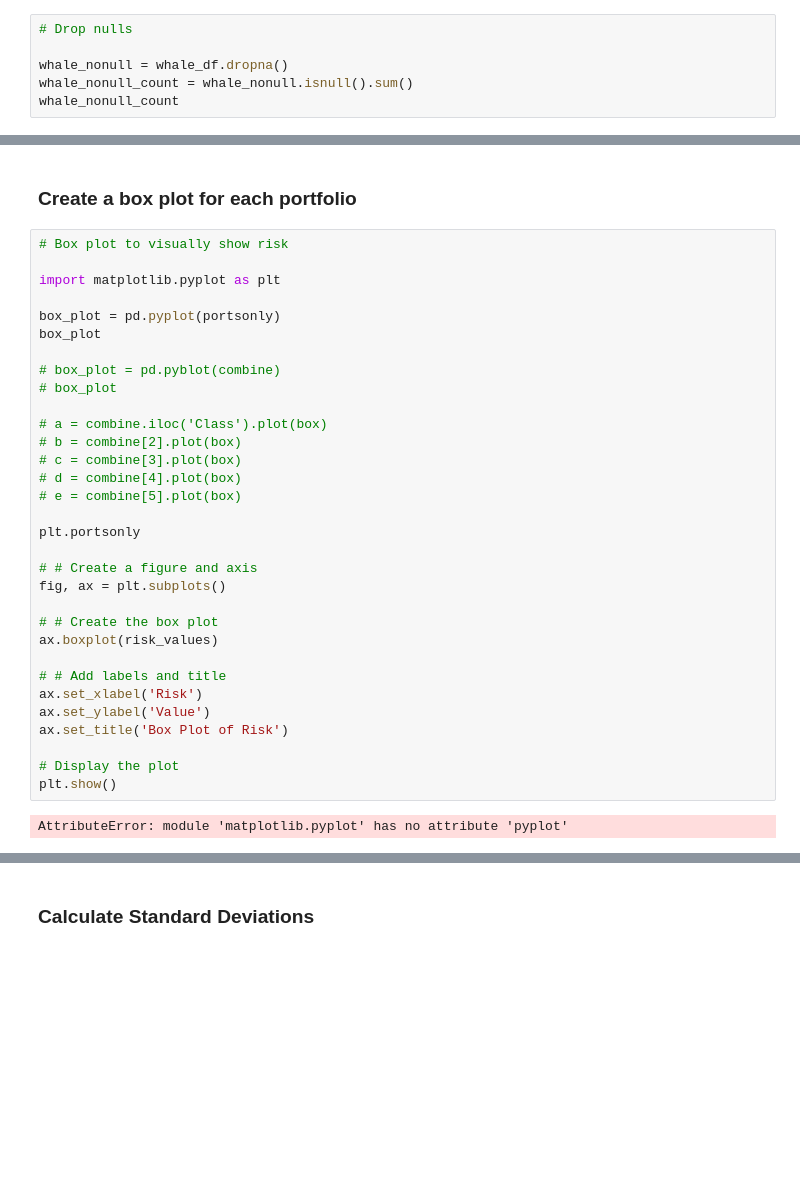
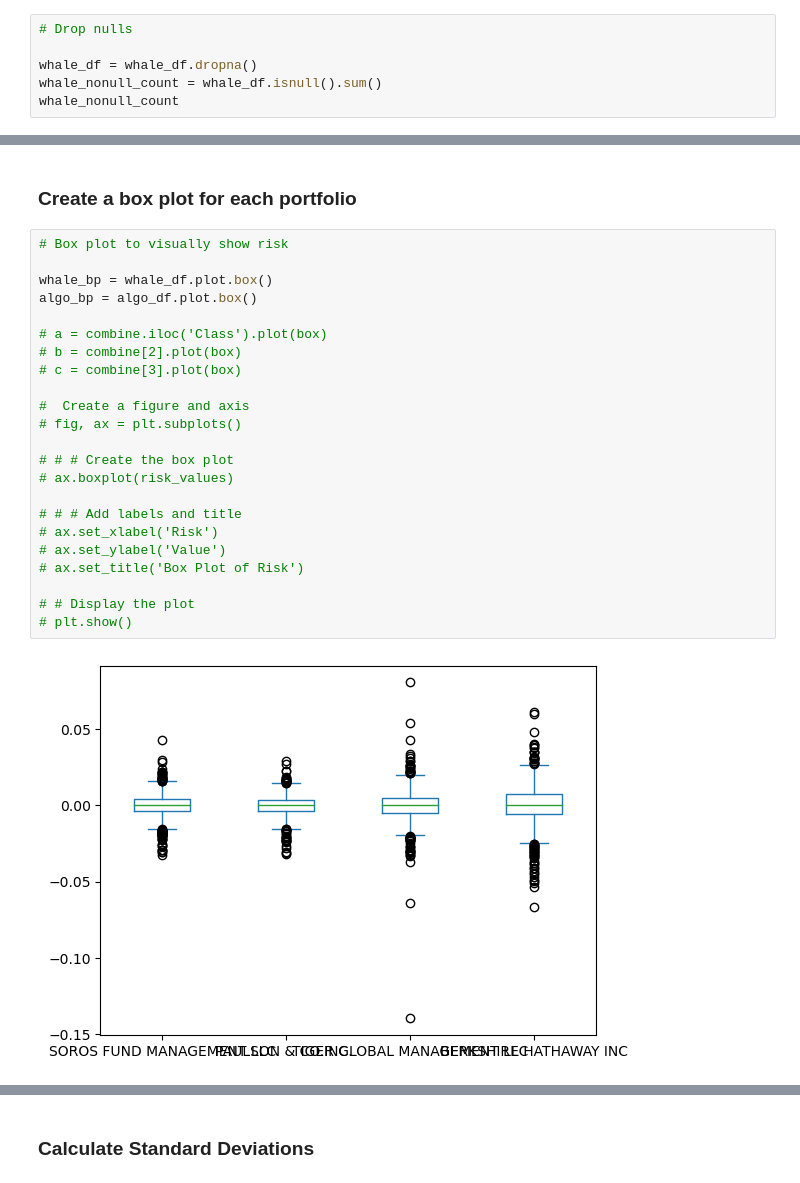
Before and after one commit to fintech-lex/whale_portfolios, a Jupyter notebook: whale_analysis.ipynb, the cells around one changed output, grey strips where cells are left out. Saved outputs shown, nothing was run; the diff lists cells and outputs as text; blank space fills up the shorter version.

```diff
--- a/whale_analysis.ipynb
+++ b/whale_analysis.ipynb
@@ -46,8 +46,8 @@ dtype: int64
 # %%
 # Drop nulls
 
-whale_nonull = whale_df.dropna()
-whale_nonull_count = whale_nonull.isnull().sum()
+whale_df = whale_df.dropna()
+whale_nonull_count = whale_df.isnull().sum()
 whale_nonull_count
 # %% [output]
 SOROS FUND MANAGEMENT LLC      0
@@ -245,34 +227,25 @@ Determine the _risk_ of each portfolio:
 # %%
 # Box plot to visually show risk
 
-import matplotlib.pyplot as plt
-
-box_plot = pd.pyplot(portsonly)
-box_plot
-
-# box_plot = pd.pyblot(combine)
-# box_plot
+whale_bp = whale_df.plot.box()
+algo_bp = algo_df.plot.box()
 
 # a = combine.iloc('Class').plot(box)
 # b = combine[2].plot(box)
 # c = combine[3].plot(box)
-# d = combine[4].plot(box)
-# e = combine[5].plot(box)
 
-plt.portsonly
+#  Create a figure and axis
+# fig, ax = plt.subplots()
 
-# # Create a figure and axis
-fig, ax = plt.subplots()
+# # # Create the box plot
+# ax.boxplot(risk_values)
 
-# # Create the box plot
-ax.boxplot(risk_values)
+# # # Add labels and title
+# ax.set_xlabel('Risk')
+# ax.set_ylabel('Value')
+# ax.set_title('Box Plot of Risk')
 
-# # Add labels and title
-ax.set_xlabel('Risk')
-ax.set_ylabel('Value')
-ax.set_title('Box Plot of Risk')
-
-# Display the plot
-plt.show()
+# # Display the plot
+# plt.show()
 # %% [output]
-AttributeError: module 'matplotlib.pyplot' has no attribute 'pyplot'
+[figure, added]
```
Also changed, not shown: parts of 26 cells of this notebook, 4 other files.
